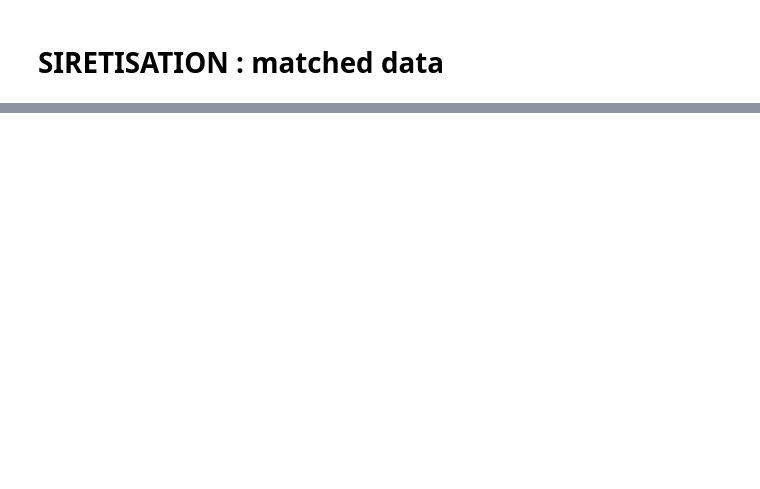
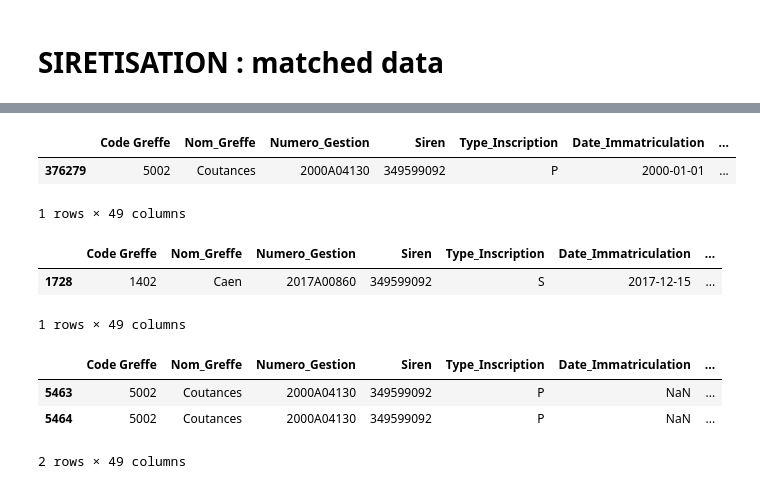
Before and after one commit to thomaspernet/InseeInpi_matching, a Jupyter notebook: Notebooks_matching/PP_checkProcess.ipynb, the cells around one changed output, grey strips where cells are left out. Drawn from its saved outputs; the diff is of its cells as text; code cells hidden in the pictures; blank space fills up the shorter version.

```diff
--- a/Notebooks_matching/PP_checkProcess.ipynb
+++ b/Notebooks_matching/PP_checkProcess.ipynb
@@ -192,0 +219,19 @@ data_matche = data_matche.compute().loc[lambda x: x['siren'].isin([siren_test])]
+# %%
+data_pp_initial
+# %% [output]
+|  | Code Greffe | Nom_Greffe | Numero_Gestion | Siren | Type_Inscription | Date_Immatriculation | ... |
+| 376279 | 5002 | Coutances | 2000A04130 | 349599092 | P | 2000-01-01 | ... |
+1 rows × 49 columns
+# %%
+data_pp_new
+# %% [output]
+|  | Code Greffe | Nom_Greffe | Numero_Gestion | Siren | Type_Inscription | Date_Immatriculation | ... |
+| 1728 | 1402 | Caen | 2017A00860 | 349599092 | S | 2017-12-15 | ... |
+1 rows × 49 columns
+# %%
+data_pp_evt
+# %% [output]
+|  | Code Greffe | Nom_Greffe | Numero_Gestion | Siren | Type_Inscription | Date_Immatriculation | ... |
+| 5463 | 5002 | Coutances | 2000A04130 | 349599092 | P | NaN | ... |
+| 5464 | 5002 | Coutances | 2000A04130 | 349599092 | P | NaN | ... |
+2 rows × 49 columns
```
Also changed, not shown: parts of 12 cells of this notebook.
